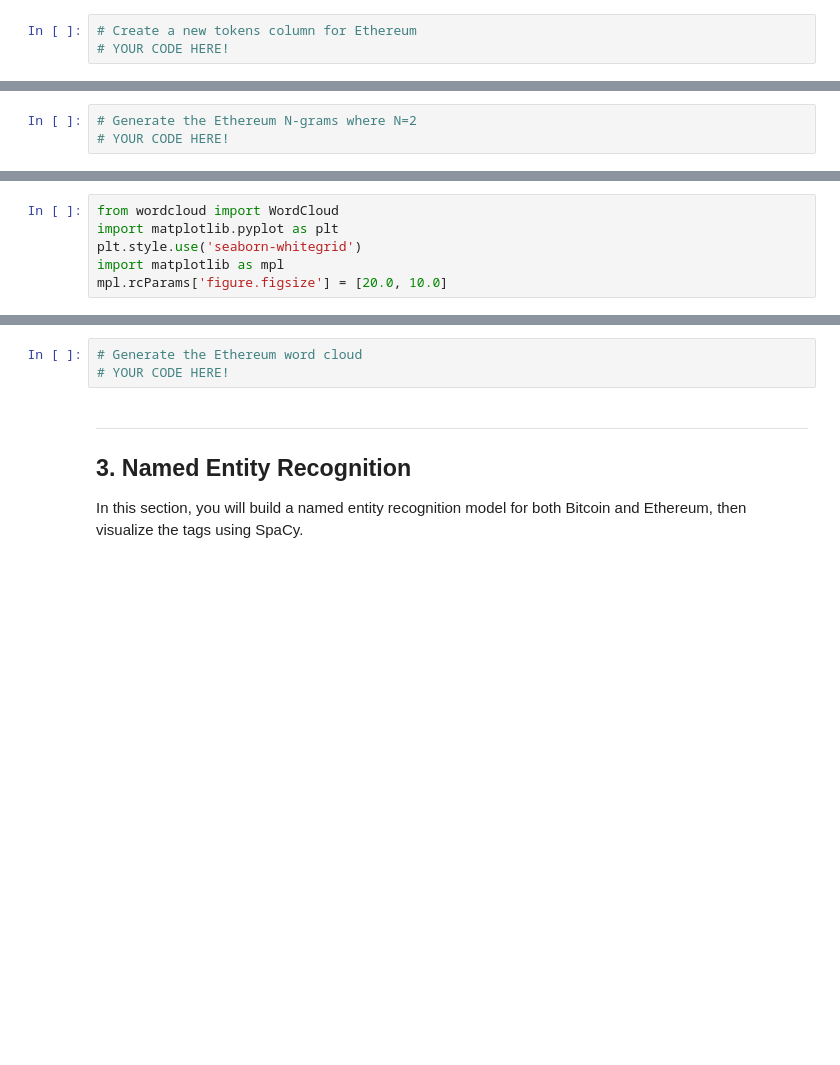
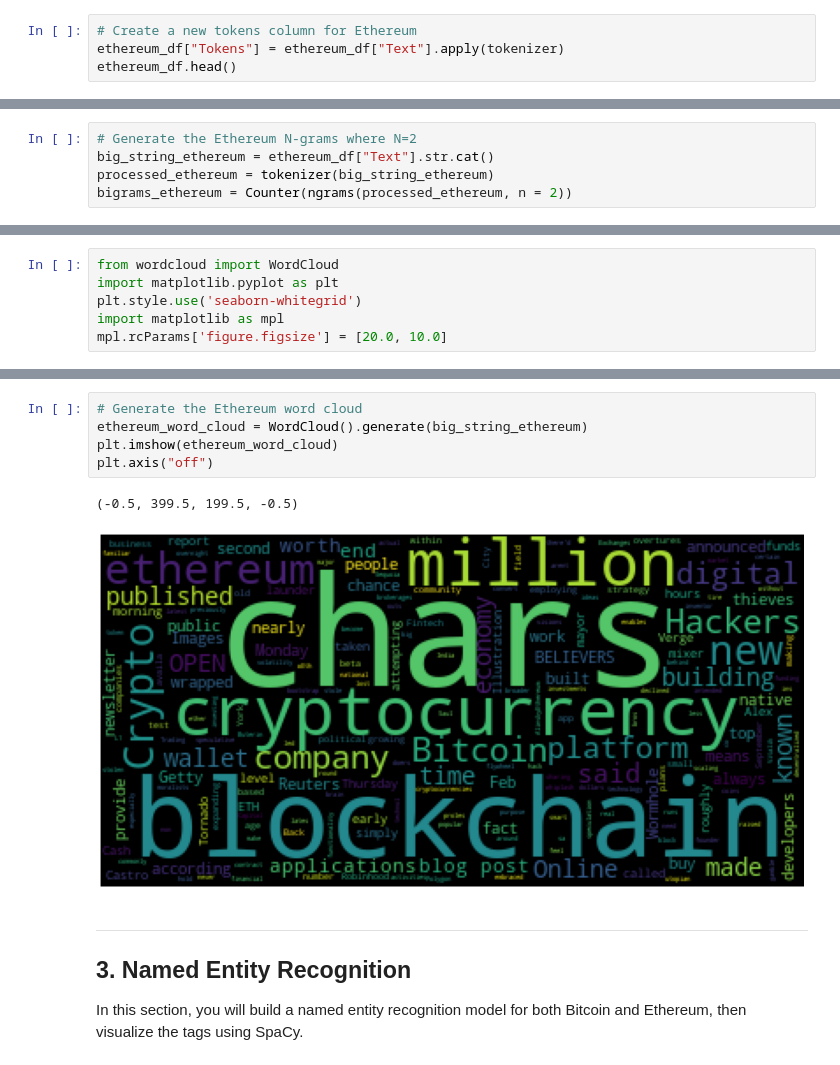
Before and after one commit to GuilleMGN/NaturalLanguageProcessing, a Jupyter notebook: crypto_sentiment.ipynb, the cells around one changed output, grey strips where cells are left out. Drawn from its saved outputs; the diff is of its cells as text; blank space fills up the shorter version.

```diff
--- a/crypto_sentiment.ipynb
+++ b/crypto_sentiment.ipynb
@@ -205,3 +215,4 @@ def tokenizer(text):
 # %%
 # Create a new tokens column for Ethereum
-# YOUR CODE HERE!
+ethereum_df["Tokens"] = ethereum_df["Text"].apply(tokenizer)
+ethereum_df.head()
@@ -223,5 +243,7 @@ from nltk import ngrams
 # %%
 # Generate the Ethereum N-grams where N=2
-# YOUR CODE HERE!
+big_string_ethereum = ethereum_df["Text"].str.cat()
+processed_ethereum = tokenizer(big_string_ethereum)
+bigrams_ethereum = Counter(ngrams(processed_ethereum, n = 2))
 # %%
 # Function token_count generates the top 10 words for a given coin
@@ -252,6 +303,11 @@ mpl.rcParams['figure.figsize'] = [20.0, 10.0]
 # %%
 # Generate the Ethereum word cloud
-# YOUR CODE HERE!
+ethereum_word_cloud = WordCloud().generate(big_string_ethereum)
+plt.imshow(ethereum_word_cloud)
+plt.axis("off")
+# %% [output]
+(-0.5, 399.5, 199.5, -0.5)
+[figure, added]
 # %% [markdown]
 ---
 ## 3. Named Entity Recognition
```
Also changed, not shown: parts of 9 cells of this notebook.
